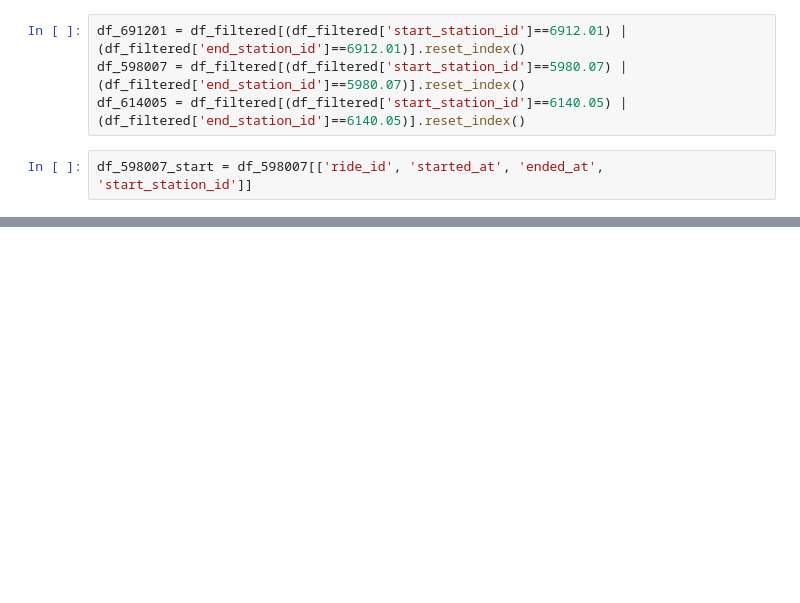
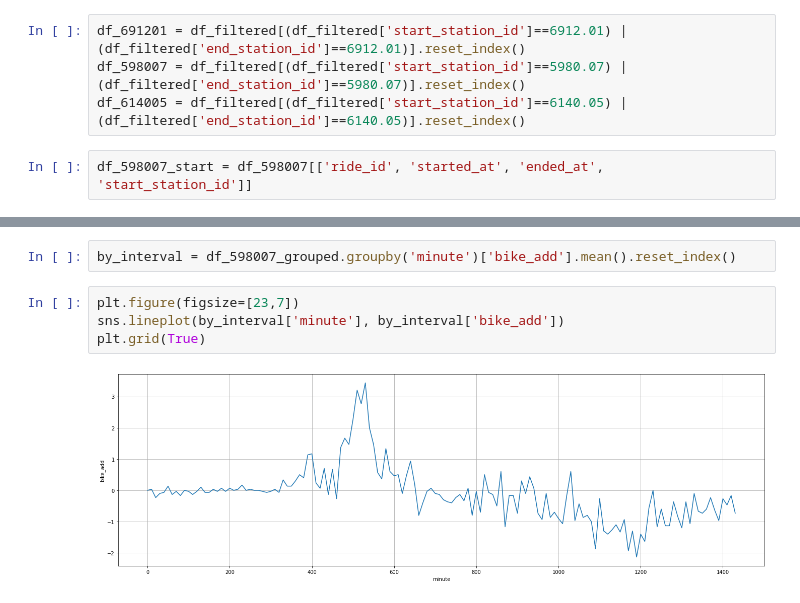
Before and after one commit to ethanglaser/MUU-Final-Project, a Jupyter notebook: warmup.ipynb, the cells around one changed output, grey strips where cells are left out. Saved outputs shown, nothing was run; the diff lists cells and outputs as text; blank space fills up the shorter version.

```diff
--- a/warmup.ipynb
+++ b/warmup.ipynb
@@ -110,0 +153,8 @@ df_598007
+# %%
+by_interval = df_598007_grouped.groupby('minute')['bike_add'].mean().reset_index()
+# %%
+plt.figure(figsize=[23,7])
+sns.lineplot(by_interval['minute'], by_interval['bike_add'])
+plt.grid(True)
+# %% [output]
+[figure, added]
```
Also changed, not shown: parts of 9 cells of this notebook, 2 other files.
